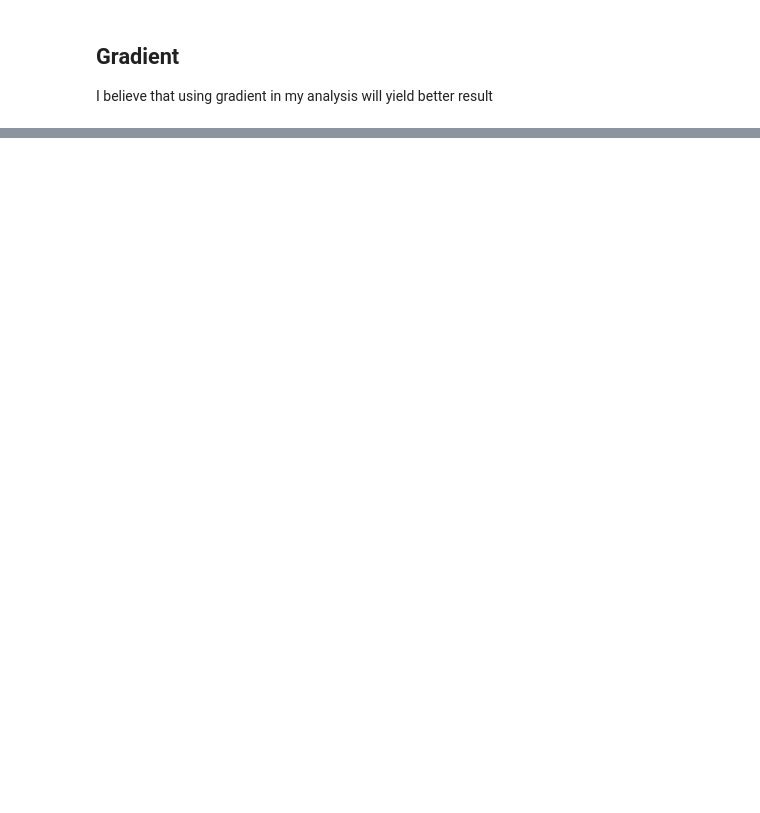
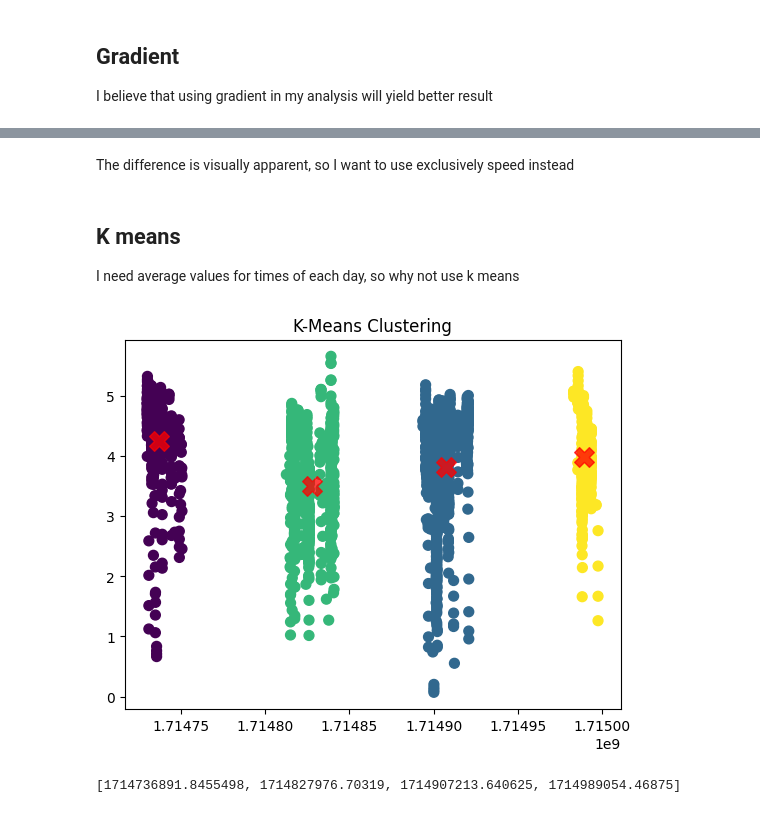
Before and after one commit to harrywiner/southdownsgpx, a Jupyter notebook: analysis.ipynb, the cells around one changed output, grey strips where cells are left out. Saved outputs shown, nothing was run; the diff lists cells and outputs as text; code cells hidden in the pictures; blank space fills up the shorter version.

```diff
--- a/analysis.ipynb
+++ b/analysis.ipynb
@@ -157,0 +200,28 @@ Name: speed, dtype: float64
+# %% [markdown]
+The difference is visually apparent, so I want to use exclusively speed instead
+# %% [markdown]
+## K means
+I need average values for times of each day, so why not use k means
+# %%
+from sklearn.cluster import KMeans
+
+X = df[["time", "speed"]].values
+
+kmeans = KMeans(n_clusters=4)
+kmeans.fit(X)
+y_kmeans = kmeans.predict(X)
+# Plot the clustered data
+plt.scatter(X[:, 0], X[:, 1], c=y_kmeans, s=50, cmap='viridis')
+
+# Plot the centroids
+centers = kmeans.cluster_centers_
+plt.scatter(centers[:, 0], centers[:, 1], c='red', s=200, alpha=0.75, marker='X')
+plt.title('K-Means Clustering')
+plt.show()
+
+times = [c[0] for c in centers]
+times.sort()
+print(times)
+# %% [output]
+[figure, added]
+[1714736891.8455498, 1714827976.70319, 1714907213.640625, 1714989054.46875]
```
Also changed, not shown: parts of 16 cells of this notebook, 4 other files.
